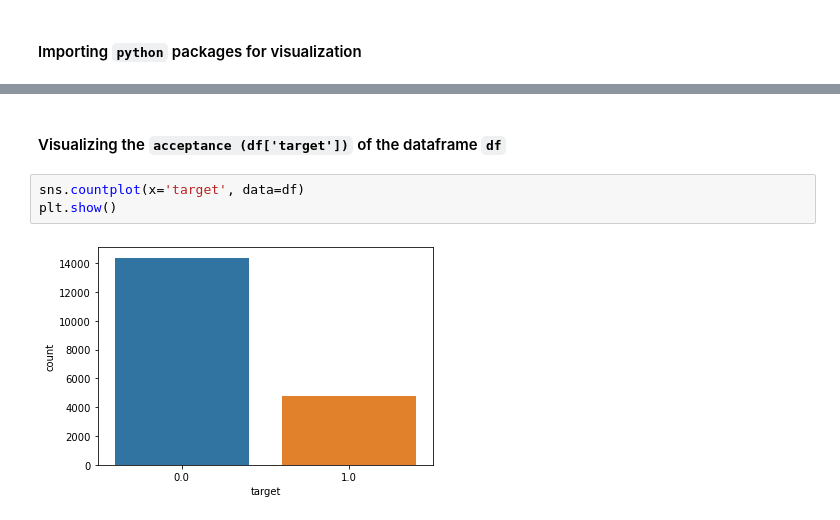
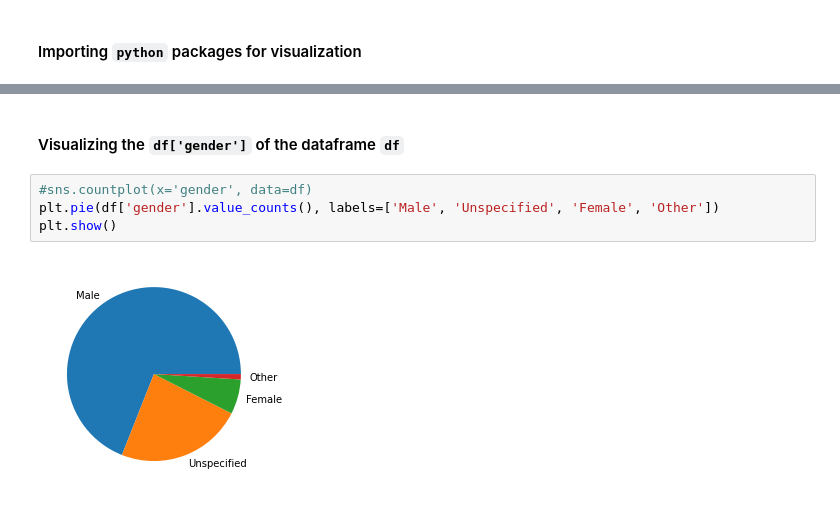
Before and after one commit to K-54N7H05H/DACC-Laboratory, a Jupyter notebook: Experiment-2.ipynb, the cells around one changed output, grey strips where cells are left out. Drawn from its saved outputs; the diff is of its cells as text.

```diff
--- a/Experiment-2.ipynb
+++ b/Experiment-2.ipynb
@@ -175,7 +205,8 @@ import matplotlib.pyplot as plt
 # %% [markdown]
-#### Visualizing the `acceptance (df['target'])` of the dataframe `df`
+#### Visualizing the `df['gender']` of the dataframe `df`
 # %%
-sns.countplot(x='target', data=df)
+#sns.countplot(x='gender', data=df)
+plt.pie(df['gender'].value_counts(), labels=['Male', 'Unspecified', 'Female', 'Other'])
 plt.show()
 # %% [output]
-[figure, old version]
+[figure, new version]
```
Also changed, not shown: parts of 19 cells of this notebook.
